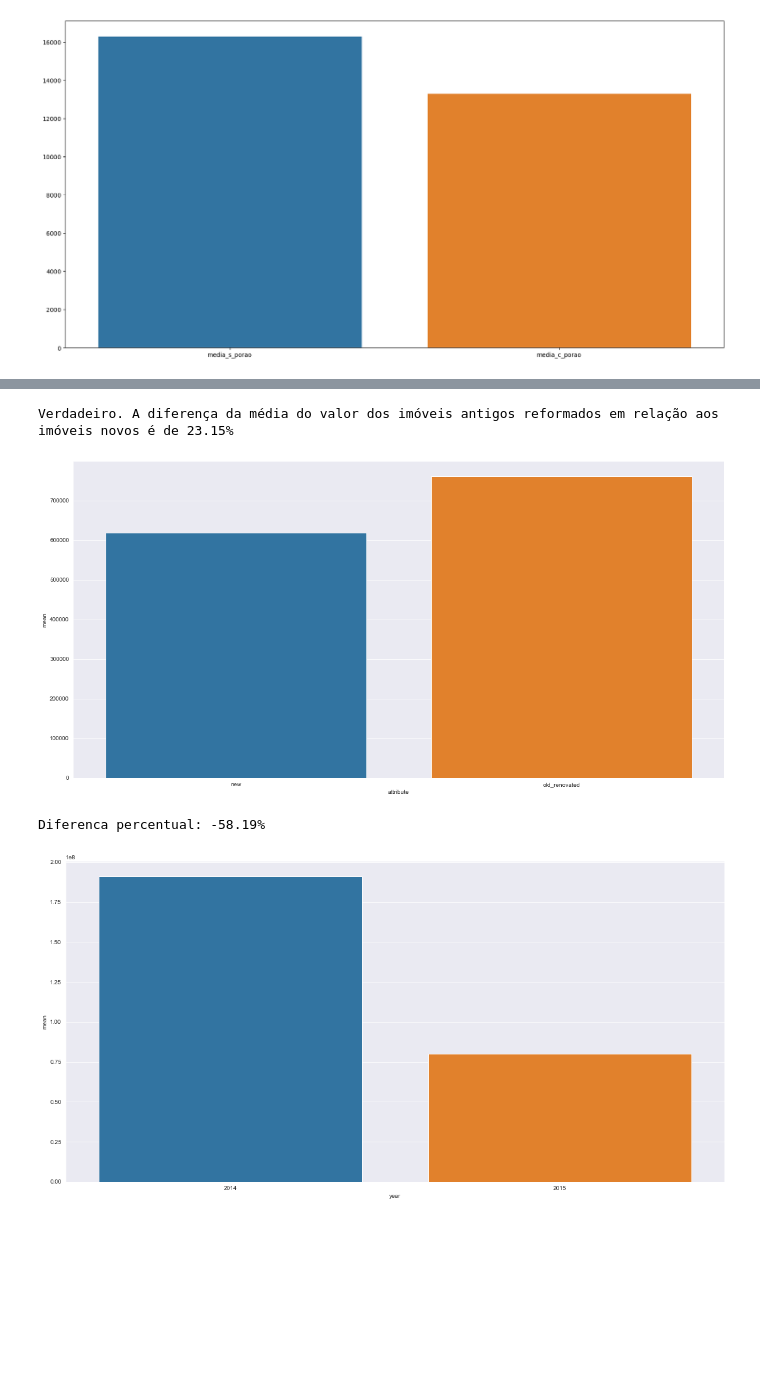
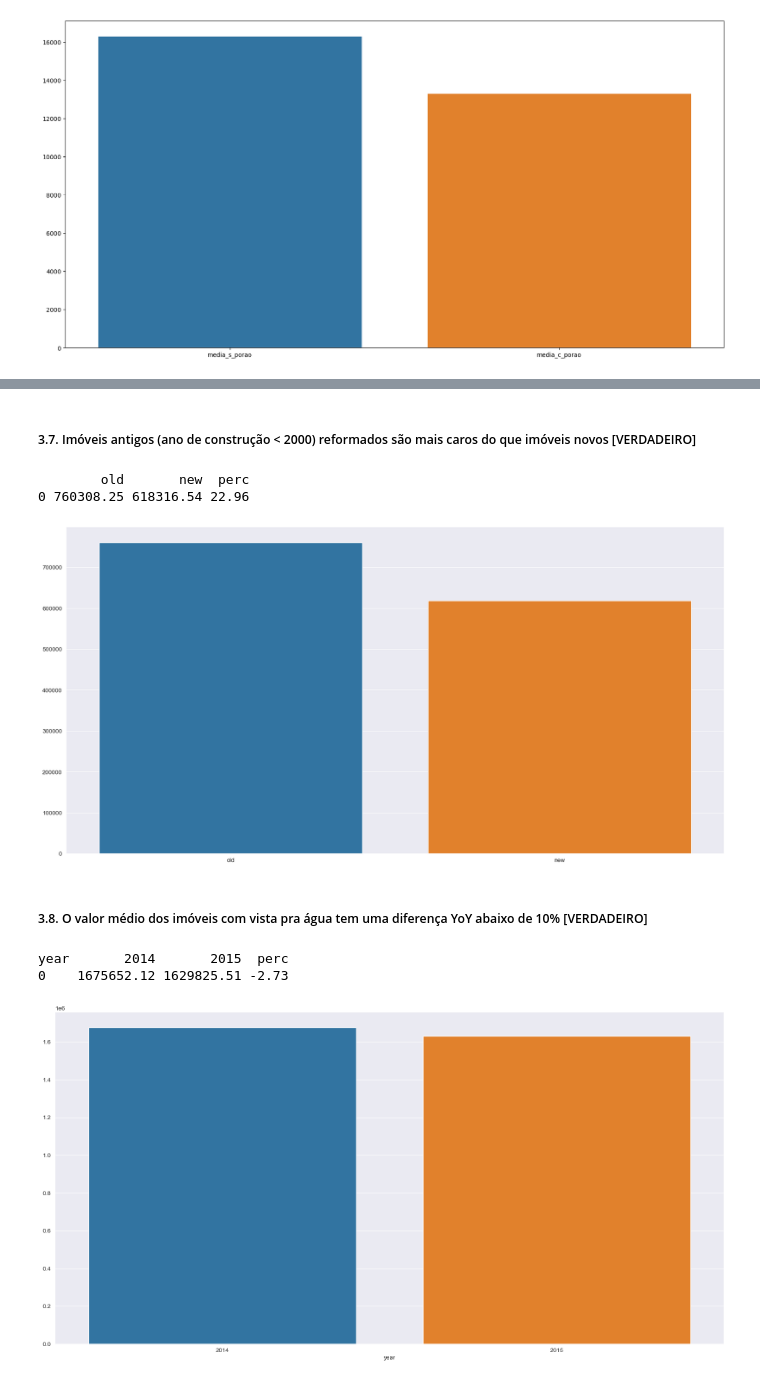
Before and after one commit to dsrodrigovieira/houserocketsales, a Jupyter notebook: notebooks/2_analise.ipynb, the cells around one changed output, grey strips where cells are left out. Cells and saved outputs as stored; diff of their text form; code cells hidden in the pictures; blank space fills up the shorter version.

```diff
--- a/notebooks/1.0.rv_house_rocket_sales.ipynb
+++ b/notebooks/2_analise.ipynb
@@ -279,15 +229,7 @@ sns.barplot(aux[['media_s_porao','media_c_porao']]);
 # %%
-# H4: Crescimento do preço dos imóveis Yoy é de 10%
-
-df_raw['year'] = pd.to_datetime(df_raw['date']).dt.strftime('%Y')
-df_h4 = df_raw[['year','price']].groupby('year').mean().reset_index()
-df_h4 = df_h4.rename(columns={'price': 'mean'})
-df_h4['pct'] = df_h4['mean'].pct_change()
-result = ''
-if df_h4.loc[1,'mean'] == 0.1:
-    result = 'Verdadeiro'
-else: result = 'Falso'
-
-print('{:}. A variação percentual do valor médio dos imóveis ano a ano é de {:.2f}%'.format(result, df_h4.loc[1,'pct']*100))
-sns.barplot(data=df_h4, x='year', y='mean');
+df_raw['year'] = df_raw.date.dt.year
+aux = df_raw[['year','price']].groupby('year').mean().T.reset_index(drop=True)
+aux['perc'] = (aux[2015] / aux[2014]-1)*100
+print(aux)
+sns.barplot(aux[[2014,2015]]);
 # %% [output]
@@ -325,30 +269,25 @@ Diferenca percentual: 15.18%
+# %% [markdown]
+##### 3.7. Imóveis antigos (ano de construção < 2000) reformados são mais caros do que imóveis novos [VERDADEIRO]
 # %%
-# H7: Imóveis antigos reformados são 30% mais caros do que imóveis novos
-    #imóvel antigo = ano de construção anterior a 2000
-
-old = df_raw.loc[(df_raw['yr_renovated']>0) & (df_raw['yr_built'].between(1,2000)),'price'].mean()
-new = df_raw.loc[(df_raw['yr_renovated']==0) & (df_raw['yr_built']>=2000),'price'].mean()
-df_h7 = pd.DataFrame([['new',new],['old_renovated',old]],columns=['attribute','mean'])
-df_h7['pct'] = df_h7['mean'].pct_change()
-result = ''
-if df_h7.loc[1,'mean'] > df_h7.loc[0,'mean']:
-    result = 'Verdadeiro'
-else: result = 'Falso'
-
-print('{:}. A diferença da média do valor dos imóveis antigos reformados em relação aos imóveis novos é de {:.2f}%'.format(result, df_h7.loc[1,'pct']*100))
-sns.barplot(data=df_h7, x='attribute', y='mean');
+old = df_raw.loc[(df_raw.yr_renovated > 0) & (df_raw.yr_built < 2000),'price'].mean()
+new = df_raw.loc[(df_raw.yr_renovated ==0 ) & (df_raw.yr_built >= 2000),'price'].mean()
+aux = pd.DataFrame([old,new]).T.reset_index(drop=True)
+aux = aux.rename(columns={0:'old',1:'new'})
+aux['perc'] = (aux.old / aux.new -1)*100
+print(aux)
+sns.barplot(data=aux[['old','new']]);
 # %% [output]
-Verdadeiro. A diferença da média do valor dos imóveis antigos reformados em relação aos imóveis novos é de 23.15%
+        old       new  perc
+0 760308.25 618316.54 22.96
-[figure, old version]
+[figure, new version]
+# %% [markdown]
+##### 3.8. O valor médio dos imóveis com vista pra água tem uma diferença YoY abaixo de 10% [VERDADEIRO]
 # %%
-# H8: Imóveis com vista pra água tem um crescimento YoY de 20%
-df_h8 = df_raw[df_raw['waterfront']==1].copy()
-df_h8 = df_h8[['year','price']].groupby('year').sum().reset_index()
-df_h8 = df_h8.rename(columns={'price': 'mean'})
-df_h8['pct'] = df_h8['mean'].pct_change()
-
-print('Diferenca percentual: {:.2f}%'.format(df_h8.loc[1,'pct']*100))
-sns.barplot(data=df_h8, x='year', y='mean');
+aux = df_raw.loc[df_raw['waterfront']==1,['year','price']].groupby('year').mean().T.reset_index(drop=True)
+aux['perc'] = (aux[2015] / aux[2014] -1)*100
+print(aux)
+sns.barplot(data=aux[[2014,2015]]);
 # %% [output]
-Diferenca percentual: -58.19%
+year       2014       2015  perc
+0    1675652.12 1629825.51 -2.73
-[figure, old version]
+[figure, new version]
```
Also changed, not shown: parts of 51 cells of this notebook, 4 other files.
